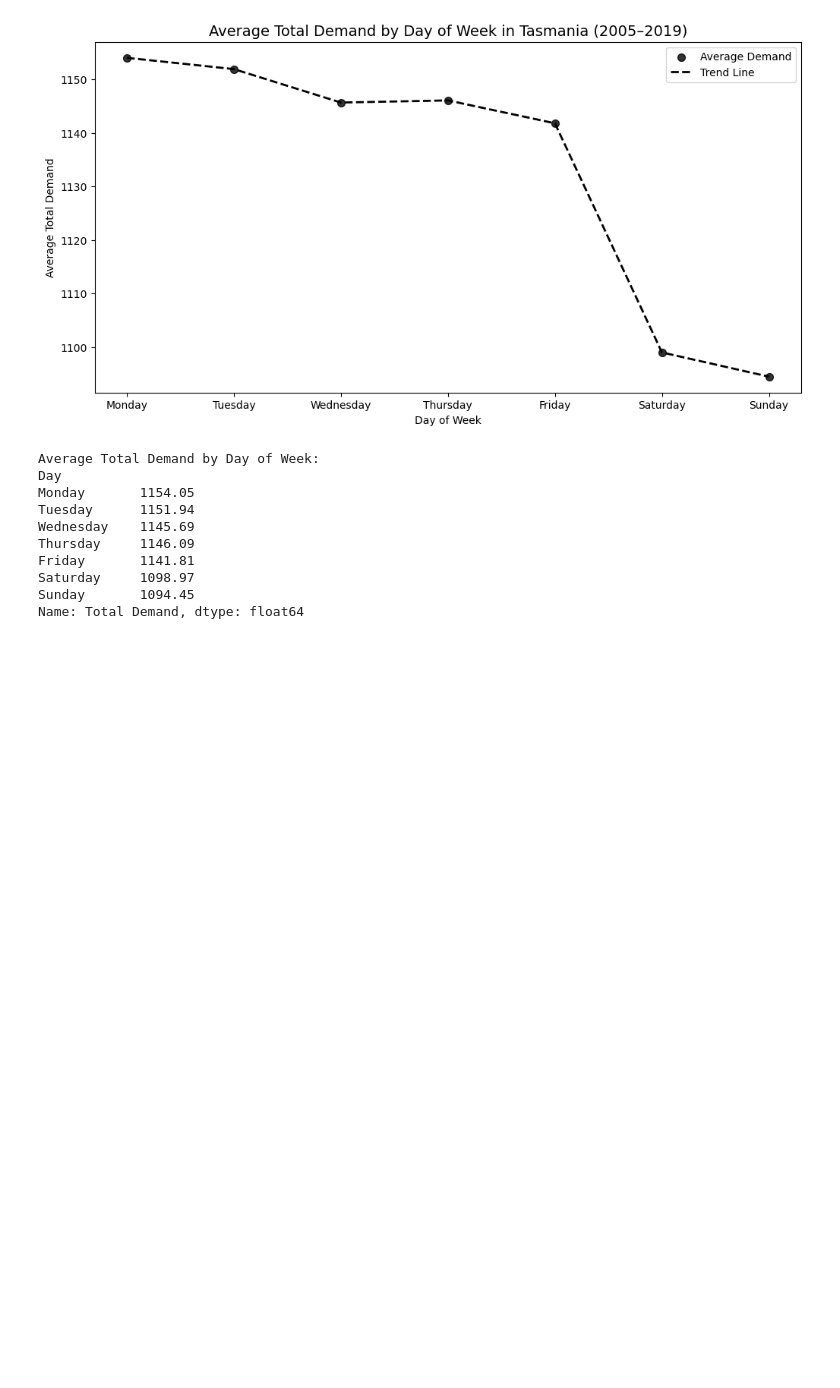
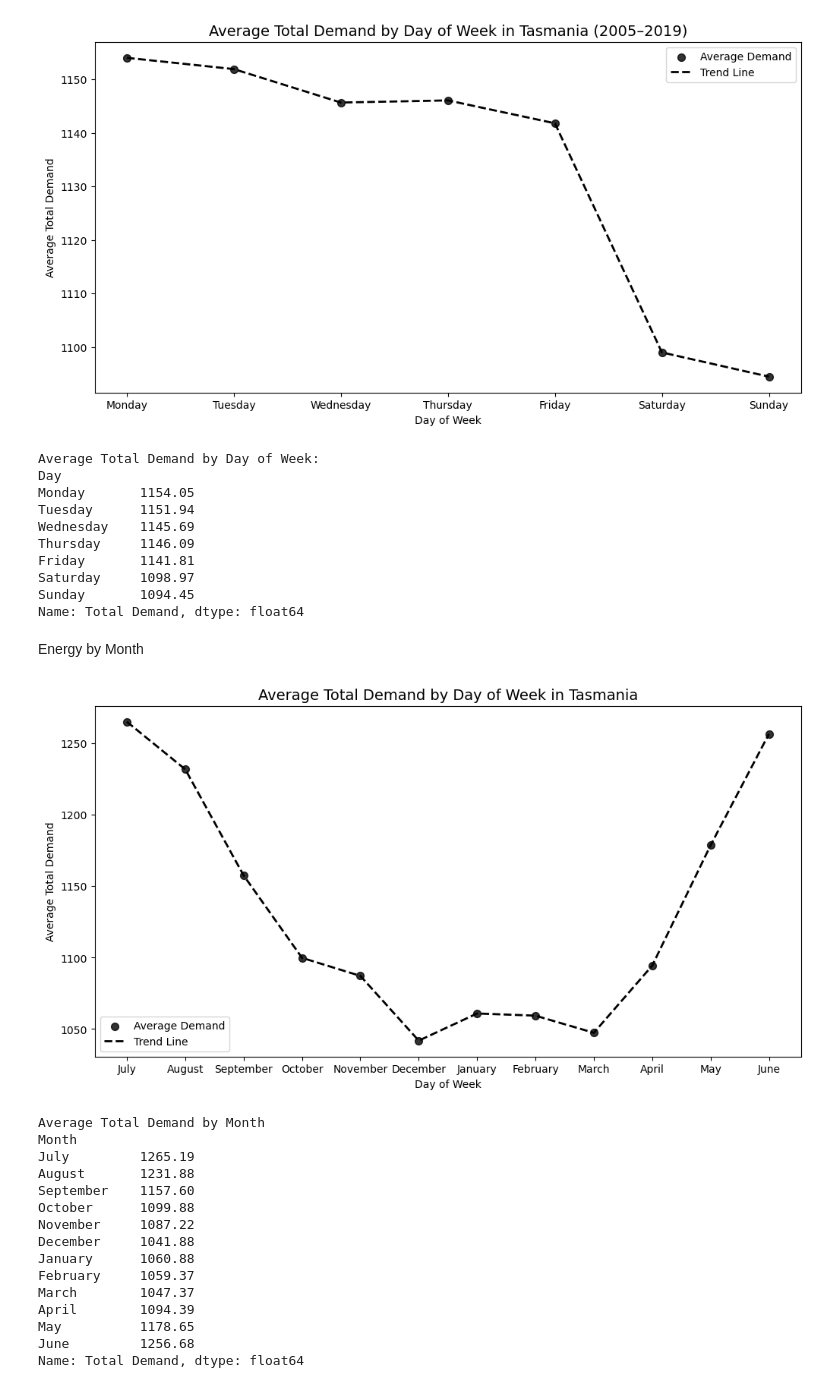
Before and after one commit to harjask-7/ADS1002-project, a Jupyter notebook: notebooks/tymon/TAS-model.ipynb, the cells around one changed output. Drawn from its saved outputs; the diff is of its cells as text; code cells hidden in the pictures; blank space fills up the shorter version.

Commit message:
Graph for month

```diff
--- a/notebooks/tymon/TAS-model.ipynb
+++ b/notebooks/tymon/TAS-model.ipynb
@@ -245,3 +245,57 @@ Friday       1141.81
 Saturday     1098.97
 Sunday       1094.45
 Name: Total Demand, dtype: float64
+# %% [markdown]
+Energy by Month
+# %%
+import matplotlib.pyplot as plt
+import pandas as pd
+
+
+df['Month'] = df['Datetime'].dt.month_name()
+# Define the correct order of days
+#day_order = ['January', 'February', 'March', 'April', 'May', 'June', 'July', 'August', 'September', 'October', 'November', 'December']
+day_order = ['July', 'August', 'September', 'October', 'November', 'December', 'January', 'February', 'March', 'April', 'May', 'June', ]
+
+# Calculate average total demand for each day
+average_demand_by_month = df.groupby('Month')['Total Demand'].mean()
+
+# Reindex to ensure days are ordered from Monday to Sunday
+average_demand_by_month = average_demand_by_month.reindex(day_order)
+
+# Create scatter plot with a connecting line
+plt.figure(figsize=(12, 6))
+plt.scatter(average_demand_by_month.index, average_demand_by_month.values,
+            color='black', s=50, alpha=0.8, label='Average Demand')
+plt.plot(average_demand_by_month.index, average_demand_by_month.values,
+         color='black', linewidth=2, linestyle='--', label='Trend Line')
+
+# Update title and labels
+plt.title("Average Total Demand by Day of Week in Tasmania", fontsize=14)
+plt.xlabel("Day of Week")
+plt.ylabel("Average Total Demand")
+plt.legend()
+
+# Show plot
+plt.show()
+
+# Print the averages
+print("Average Total Demand by Month")
+print(average_demand_by_month.round(2))
+# %% [output]
+[figure, added]
+Average Total Demand by Month
+Month
+July         1265.19
+August       1231.88
+September    1157.60
+October      1099.88
+November     1087.22
+December     1041.88
+January      1060.88
+February     1059.37
+March        1047.37
+April        1094.39
+May          1178.65
+June         1256.68
+Name: Total Demand, dtype: float64
```
Also changed, not shown: parts of 1 cell of this notebook, 2 other files.
